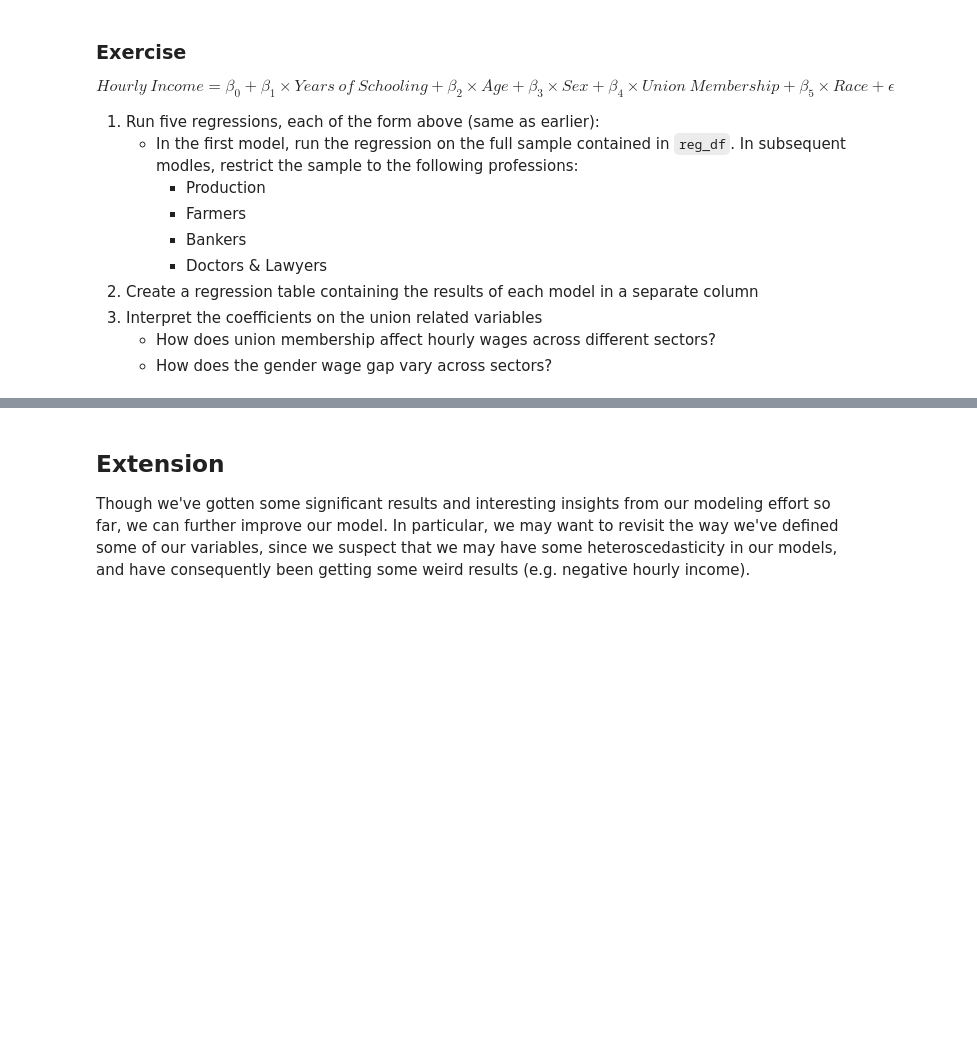
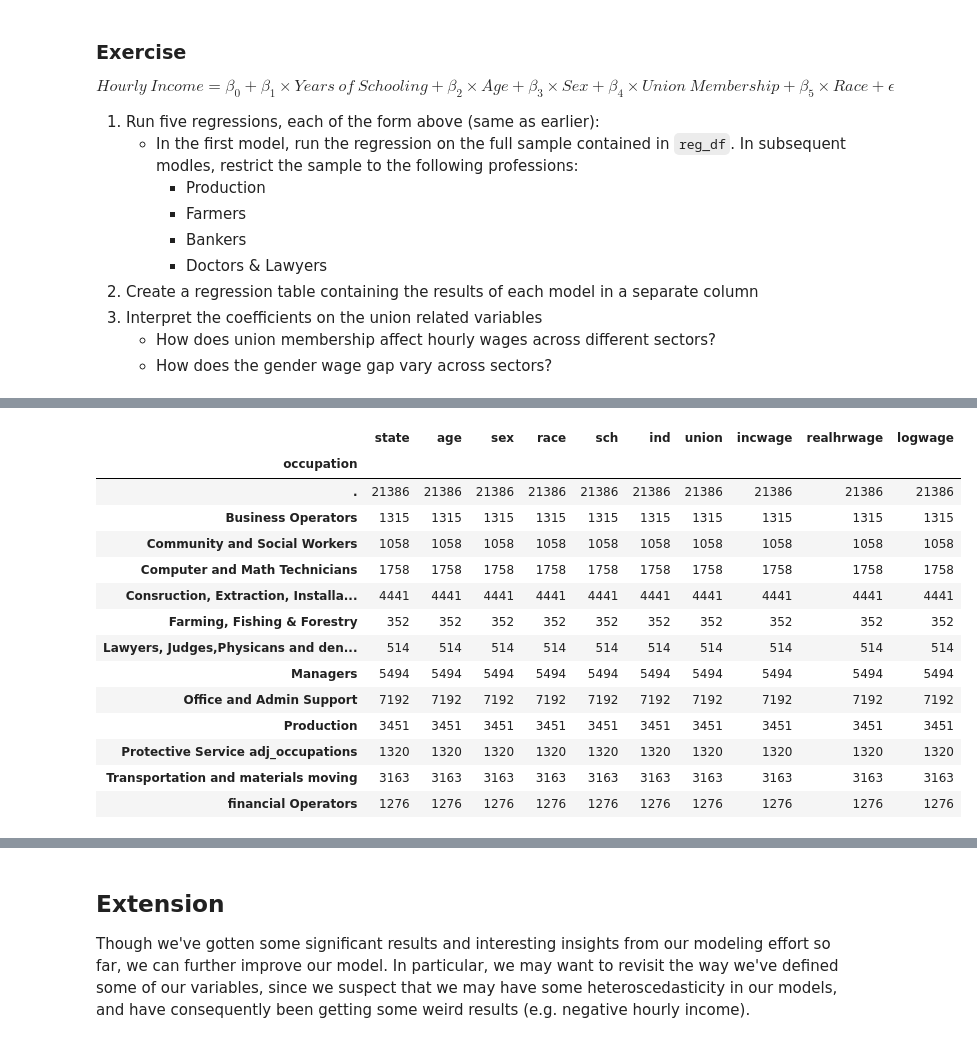
Before and after one commit to yourwilliam/PythonQM, a Jupyter notebook: notebooks/W07. Linear Regression.ipynb, the cells around one changed output, grey strips where cells are left out. Cells and saved outputs as stored; diff of their text form; code cells hidden in the pictures; blank space fills up the shorter version.

```diff
--- a/notebooks/W07. Linear Regression.ipynb
+++ b/notebooks/W07. Linear Regression.ipynb
@@ -482,0 +534,18 @@ $$ Hourly\ Income= \beta_0 + \beta_1 \times Years\ of\ Schooling + \beta_2 \time
+# %%
+reg_df.groupby('occupation').count()
+# %% [output]
+|  | state | age | sex | race | sch | ind | union | incwage | realhrwage | logwage |
+| occupation |  |  |  |  |  |  |  |  |  |  |
+| . | 21386 | 21386 | 21386 | 21386 | 21386 | 21386 | 21386 | 21386 | 21386 | 21386 |
+| Business Operators | 1315 | 1315 | 1315 | 1315 | 1315 | 1315 | 1315 | 1315 | 1315 | 1315 |
+| Community and Social Workers | 1058 | 1058 | 1058 | 1058 | 1058 | 1058 | 1058 | 1058 | 1058 | 1058 |
+| Computer and Math Technicians | 1758 | 1758 | 1758 | 1758 | 1758 | 1758 | 1758 | 1758 | 1758 | 1758 |
+| Consruction, Extraction, Installa... | 4441 | 4441 | 4441 | 4441 | 4441 | 4441 | 4441 | 4441 | 4441 | 4441 |
+| Farming, Fishing & Forestry | 352 | 352 | 352 | 352 | 352 | 352 | 352 | 352 | 352 | 352 |
+| Lawyers, Judges,Physicans and den... | 514 | 514 | 514 | 514 | 514 | 514 | 514 | 514 | 514 | 514 |
+| Managers | 5494 | 5494 | 5494 | 5494 | 5494 | 5494 | 5494 | 5494 | 5494 | 5494 |
+| Office and Admin Support | 7192 | 7192 | 7192 | 7192 | 7192 | 7192 | 7192 | 7192 | 7192 | 7192 |
+| Production | 3451 | 3451 | 3451 | 3451 | 3451 | 3451 | 3451 | 3451 | 3451 | 3451 |
+| Protective Service adj_occupations | 1320 | 1320 | 1320 | 1320 | 1320 | 1320 | 1320 | 1320 | 1320 | 1320 |
+| Transportation and materials moving | 3163 | 3163 | 3163 | 3163 | 3163 | 3163 | 3163 | 3163 | 3163 | 3163 |
+| financial Operators | 1276 | 1276 | 1276 | 1276 | 1276 | 1276 | 1276 | 1276 | 1276 | 1276 |
```
Also changed, not shown: parts of 18 cells of this notebook.
